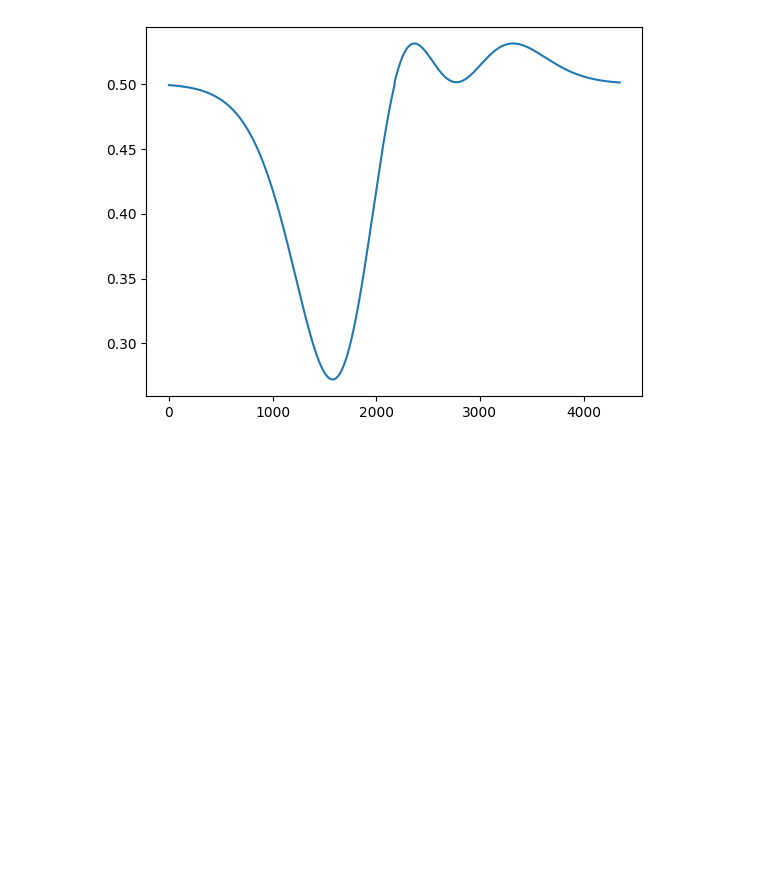
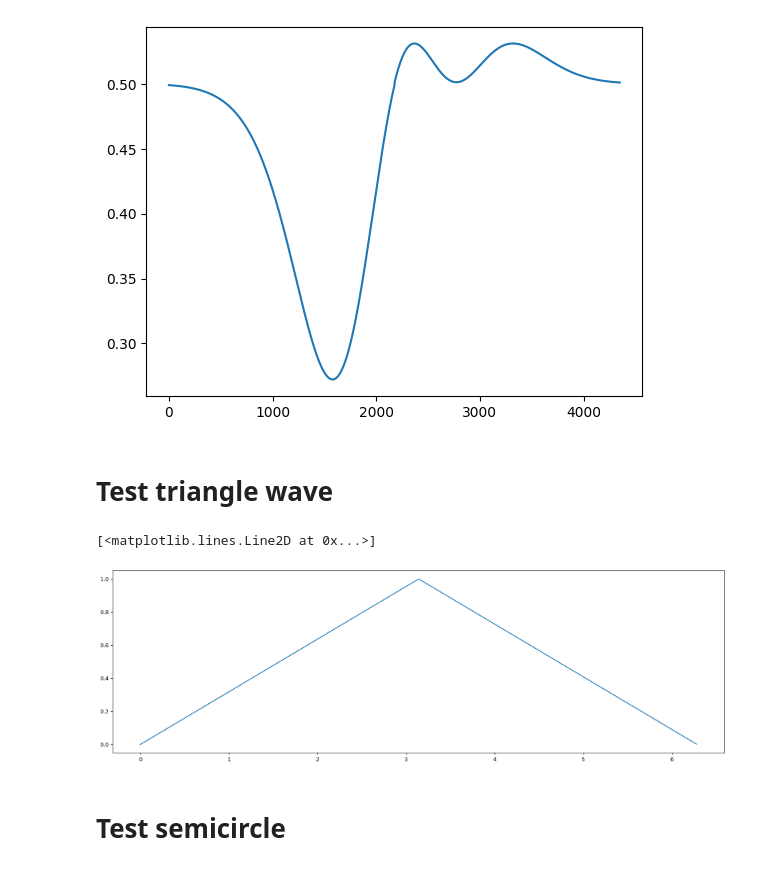
Before and after one commit to mtnusf97/CTRNN, a Jupyter notebook: helper_notebook.ipynb, the cells around one changed output. Cells and saved outputs as stored; diff of their text form; code cells hidden in the pictures; blank space fills up the shorter version.

```diff
--- a/helper_notebook.ipynb
+++ b/helper_notebook.ipynb
@@ -294,3 +294,22 @@ len(loss[torch.abs(loss - 0.50) > 0.001])
 # %% [output]
 4350
 [figure]
+# %% [markdown]
+# Test triangle wave
+# %%
+from scipy import signal
+import numpy as np
+import matplotlib.pyplot as plt
+t = np.linspace(0, 1.8, 100)
+triangle = 0.5 * (signal.sawtooth(2 * np.pi * 1/1.8 * t, 0.5) + 1)
+size = 1000
+dt = 0.01
+t = np.arange(0, size) * 2 * np.pi / size
+triangle = 0.5 * (signal.sawtooth(t, 0.5) + 1)
+plt.figure(figsize=(20,6))
+plt.plot(t, triangle)
+# %% [output]
+[<matplotlib.lines.Line2D at 0x...>]
+[figure, added]
+# %% [markdown]
+# Test semicircle
```
Also changed, not shown: parts of 9 cells of this notebook, 4 other files.
